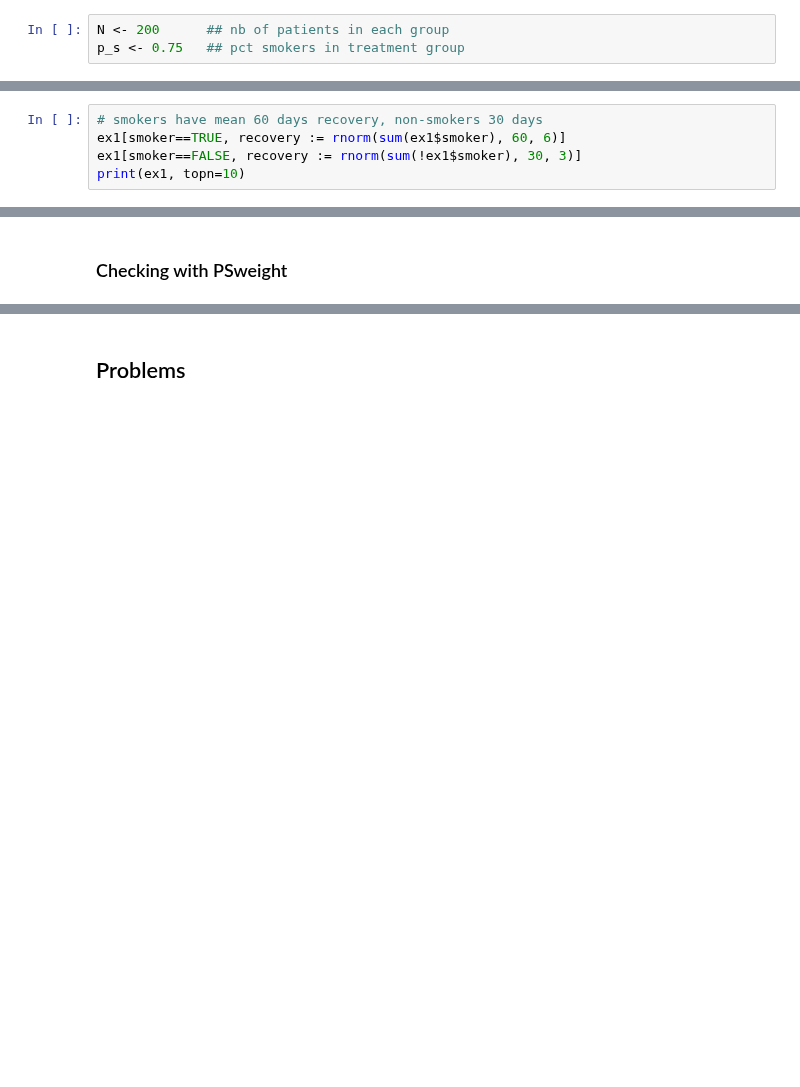
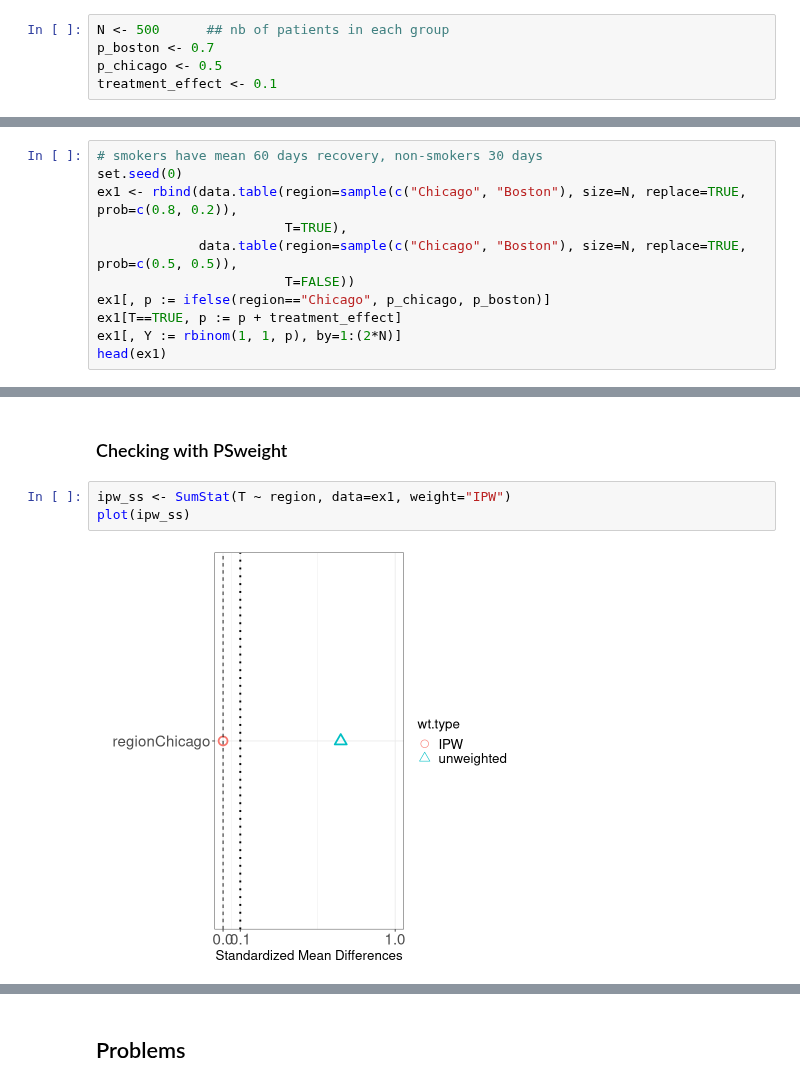
Before and after one commit to lsilvest/notes_and_stuff, a Jupyter notebook: propensity_weighting.ipynb, the cells around one changed output, grey strips where cells are left out. Drawn from its saved outputs; the diff is of its cells as text; blank space fills up the shorter version.

```diff
--- a/propensity_weighting.ipynb
+++ b/propensity_weighting.ipynb
@@ -164,3 +144,5 @@ library(ggplot2)
 # %%
-N <- 200      ## nb of patients in each group
-p_s <- 0.75   ## pct smokers in treatment group
+N <- 500      ## nb of patients in each group
+p_boston <- 0.7
+p_chicago <- 0.5
+treatment_effect <- 0.1
@@ -185,6 +153,12 @@ print(ex1)
 # %%
 # smokers have mean 60 days recovery, non-smokers 30 days
-ex1[smoker==TRUE, recovery := rnorm(sum(ex1$smoker), 60, 6)]
-ex1[smoker==FALSE, recovery := rnorm(sum(!ex1$smoker), 30, 3)]
-print(ex1, topn=10)
+set.seed(0)
+ex1 <- rbind(data.table(region=sample(c("Chicago", "Boston"), size=N, replace=TRUE, prob=c(0.8, 0.2)),
+                        T=TRUE),
+             data.table(region=sample(c("Chicago", "Boston"), size=N, replace=TRUE, prob=c(0.5, 0.5)),
+                        T=FALSE))
+ex1[, p := ifelse(region=="Chicago", p_chicago, p_boston)]
+ex1[T==TRUE, p := p + treatment_effect]
+ex1[, Y := rbinom(1, 1, p), by=1:(2*N)]
+head(ex1)
 # %% [output]
@@ -302,3 +262,8 @@ Residuals   398 195662   491.6
 # %% [markdown]
 ### Checking with PSweight
+# %%
+ipw_ss <- SumStat(T ~ region, data=ex1, weight="IPW")
+plot(ipw_ss)
+# %% [output]
+[figure, added]
 # %%
```
Also changed, not shown: parts of 57 cells of this notebook.
